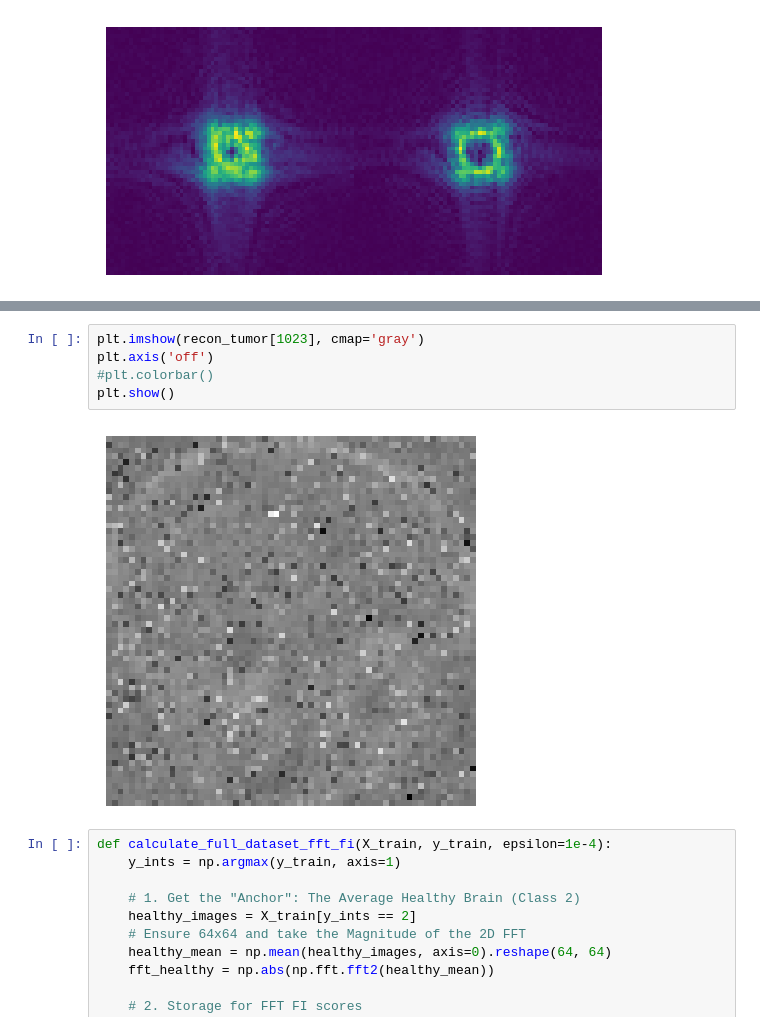
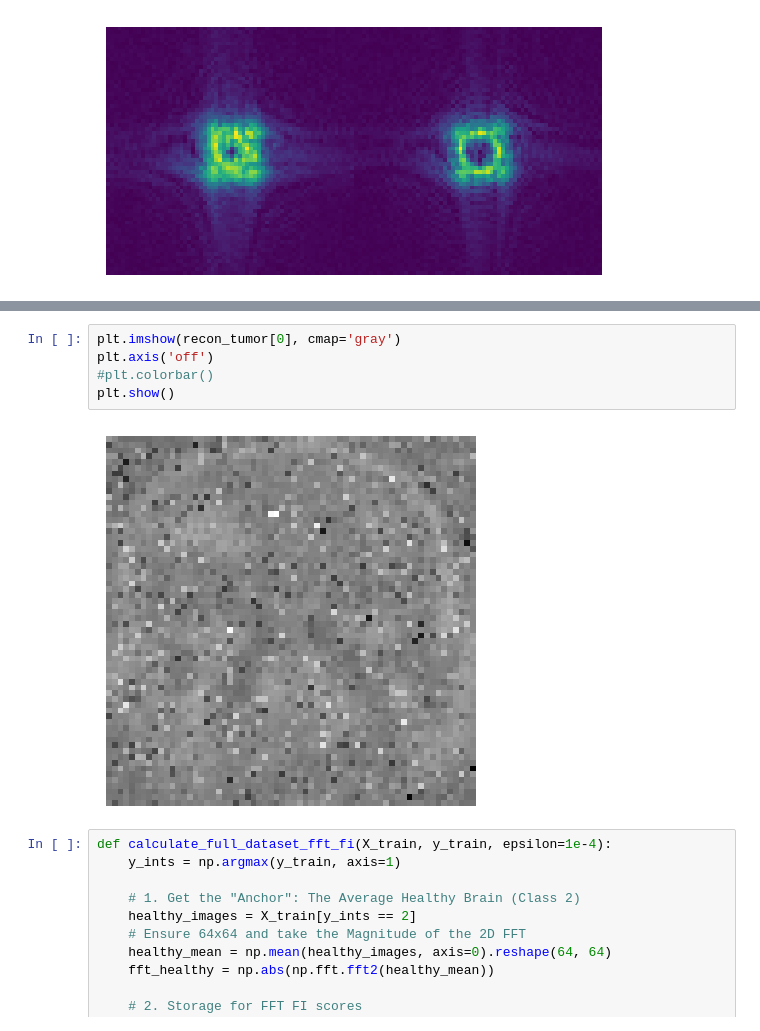
Before and after one commit to jetwidjaja96-cloud/MV, a Jupyter notebook: FFT FI.ipynb, the cells around one changed output, grey strips where cells are left out. Drawn from its saved outputs; the diff is of its cells as text.

```diff
--- a/FFT FI.ipynb
+++ b/FFT FI.ipynb
@@ -208,10 +216,10 @@ I0000 00:00:1774470521.120001    4009 device_compiler.h:196] Compiled cluster us
 # %%
-plt.imshow(recon_tumor[1023], cmap='gray')
+plt.imshow(recon_tumor[0], cmap='gray')
 plt.axis('off')
 #plt.colorbar()
 plt.show()
 # %% [output]
-[figure, old version]
+[figure, new version]
 # %%
 def calculate_full_dataset_fft_fi(X_train, y_train, epsilon=1e-4):
     y_ints = np.argmax(y_train, axis=1)
```
Also changed, not shown: parts of 5 cells of this notebook, 1 other file.
